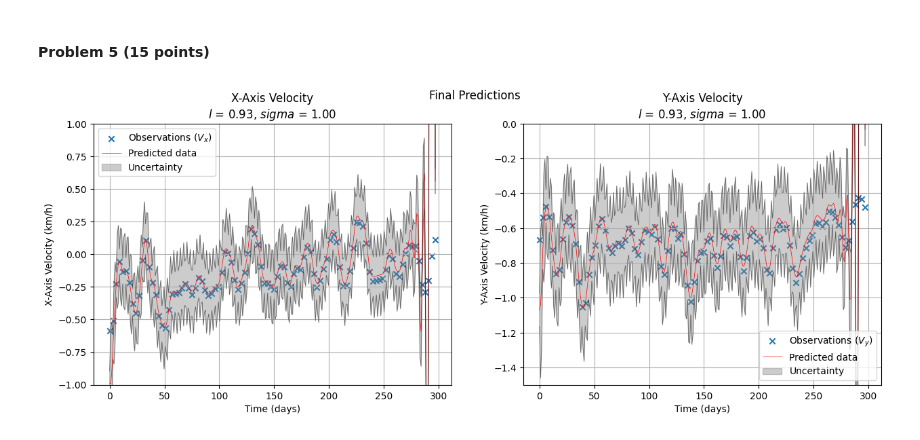
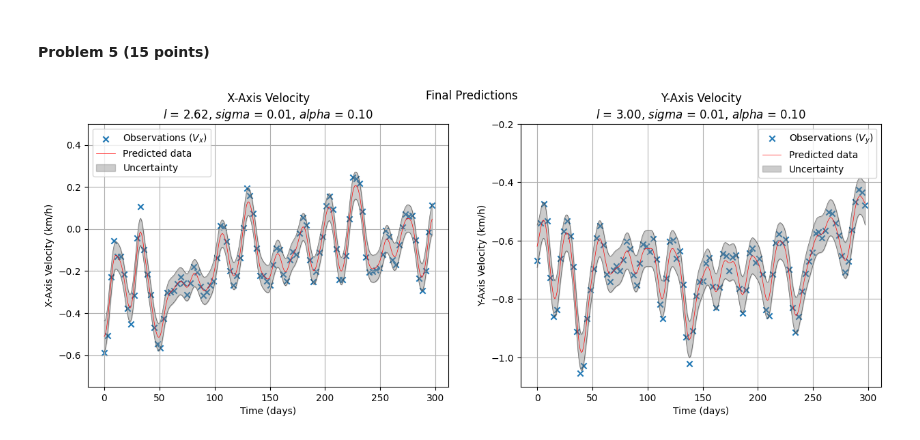
Before and after one commit to eddysanoli-galileo/Data-Analysis-Statistical-Modeling-and-Computation-in-Applications, a Jupyter notebook: Module 5 - Environmental Data and Gaussian Processes/Project/Project - Part II.ipynb, the cells around one changed output. Saved outputs shown, nothing was run; the diff lists cells and outputs as text; code cells hidden in the pictures.

```diff
--- a/Module 5 - Environmental Data and Gaussian Processes/Project/Project - Part II.ipynb
+++ b/Module 5 - Environmental Data and Gaussian Processes/Project/Project - Part II.ipynb
@@ -124,4 +157,24 @@ plt.show()
 [figure]
 # %% [markdown]
 General parameters of the entire problem
+# %%
+# ================ OPTIMIZATION ================ #
+
+# Optimize the kernel parameters for the X component
+optimal_params_x, x_results_df = optimize_kernel_params(
+    data=Vx_loc,
+    param_ranges=param_ranges,
+    num_folds=num_folds,
+    mean_prediction_method=initial_mean_method,
+    kernel=selected_kernel
+)
+
+# Optimize the kernel parameters for the Y component
+optimal_params_y, y_results_df = optimize_kernel_params(
+    data=Vy_loc,
+    param_ranges=param_ranges,
+    num_folds=num_folds,
+    mean_prediction_method=initial_mean_method,
+    kernel=selected_kernel
+)
 # %%
@@ -410,16 +458,17 @@ Y - Score:  0.8882170657557578
 # %% [markdown]
 #### Problem 5 (15 points)
 # %%
-# Currently we have measurements for every 3 days. We previously assumed that
-# ocean currents remain constant for about 3 hours, therefore, we can predict
-# the velocity at smaller time intervals by having 24 measurements in between
-# each of the original measurements (i.e. 24 * 3 = 72 hours = 3 days).
-X_pred = np.linspace(0, Vx_loc.shape[0] - 1, 300)
 
 # Get the full range of values for X
 # (For the Philippines dataset, this is just the X axis of the data, or
 # a range from 0 to the number of timesteps)
 X = np.arange(Vx_loc.shape[0])
+
+# Currently we have measurements for every 3 days. We previously assumed that
+# ocean currents remain constant for about 3 hours, therefore, we can predict
+# the velocity at smaller time intervals by having 24 measurements in between
+# each of the original measurements (i.e. 24 * 3 = 72 hours = 3 days).
+X_pred = add_intermediate_points(X, 2)
 
 # ================= PREDICTIONS ================ #
 
@@ -433,7 +482,8 @@ conditional_mean_x, conditional_variance_x, _ = predict_conditional_mean_and_var
     x2=X,
     y2=Vx_loc,
     kernel=selected_kernel,
-    kernel_args=optimal_params_vx
+    kernel_args=optimal_params_vx,
+    mean_prediction_method=initial_mean_method
 )
 
 # Calculate the conditional mean and variance of the Y component
@@ -442,7 +492,8 @@ conditional_mean_y, conditional_variance_y, _ = predict_conditional_mean_and_var
     x2=X,
     y2=Vy_loc,
     kernel=selected_kernel,
-    kernel_args=optimal_params_vy
+    kernel_args=optimal_params_vy,
+    mean_prediction_method=initial_mean_method
 )
 
 # Extract the variance along the diagonal
@@ -553,34 +604,36 @@ ax2.fill_between(
 
 ax2.legend()
 ax2.grid()
 ax2.set_xlabel(
     'Time (days)'
 )
 ax2.set_ylabel(
     'Y-Axis Velocity (km/h)'
 )
 
 # Build the title string for the Y component
 vy_title = f"Y-Axis Velocity\n"
 
 # For each optimal parameter, add it to the title string
 for key, value in optimal_params_y.items():
     vy_title += f"${key}$ = {value:.2f}, "
 
 # Remove the trailing comma and space
 vy_title = vy_title[:-2]
 ax2.set_title(vy_title)
 
-# Set max value of Y to 2
-ax1.set_ylim([-1, 1])
-ax2.set_ylim([-1.5, 0])
+# Set max value of Y for the X component
+ax1.set_ylim([-0.75, 0.5])
+
+# Set max value of Y for the Y component
+ax2.set_ylim([-1.1, -0.2])
 
 # Super title with the parameters used
 fig.suptitle("Final Predictions")
 
 # Save the figure
 plt.savefig(f"{images_folder}{images_prefix}_final_predictions.png")
 
 plt.show()
 # %% [output]
-[figure, old version]
+[figure, new version]
```
Also changed, not shown: parts of 10 cells of this notebook, 7 other files.
